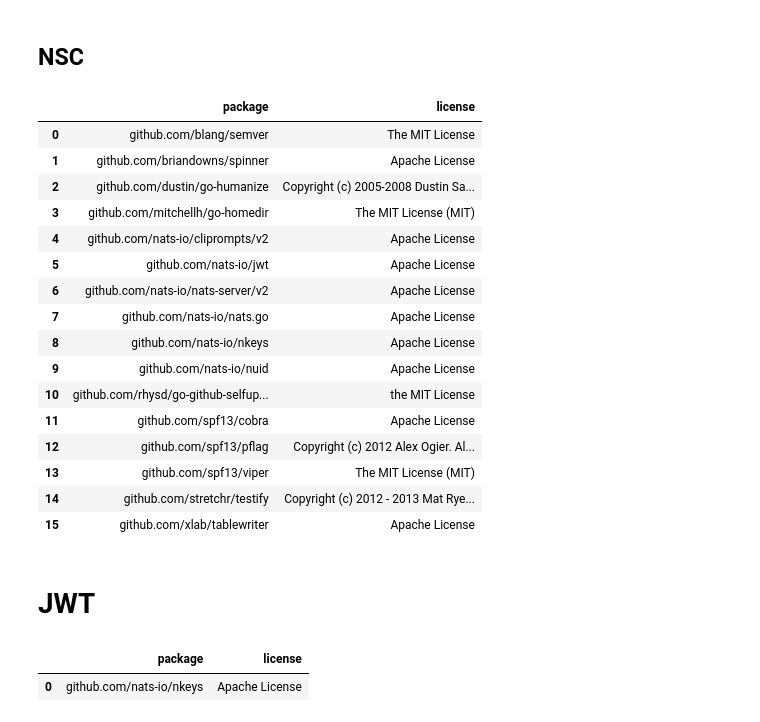
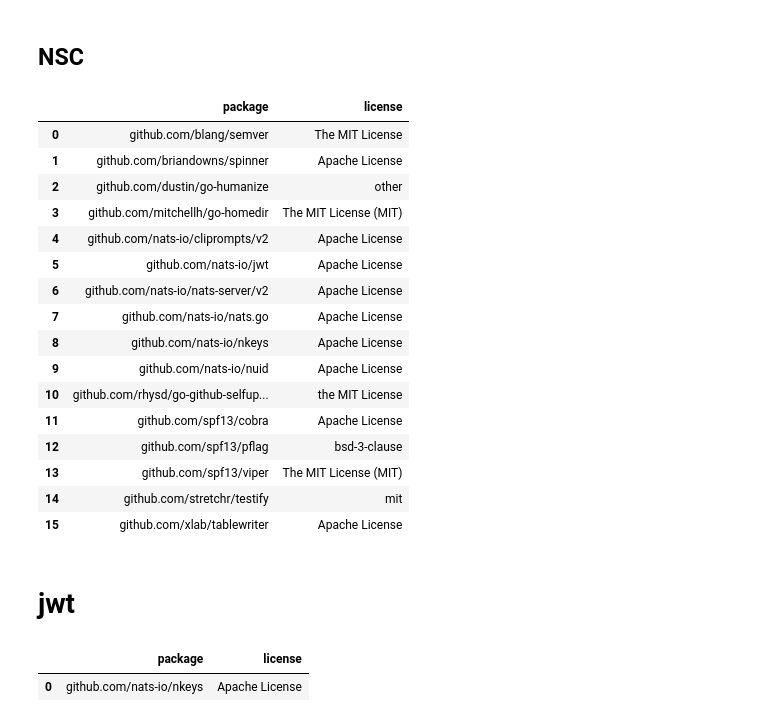
Before and after one commit to aricart/project-licenses, a Jupyter notebook: licenses.ipynb, the cells around one changed output. Saved outputs shown, nothing was run; the diff lists cells and outputs as text; code cells hidden in the pictures.

```diff
--- a/licenses.ipynb
+++ b/licenses.ipynb
@@ -99,12 +131,12 @@ def goLicenses(repo, owner='nats-io'):
 # %% [markdown]
 ## NSC
 # %%
-goLicenses('nsc')
+go_licenses("nsc")
 # %% [output]
 |  | package | license |
 | 0 | github.com/blang/semver | The MIT License |
 | 1 | github.com/briandowns/spinner | Apache License |
-| 2 | github.com/dustin/go-humanize | Copyright (c) 2005-2008 Dustin Sa... |
+| 2 | github.com/dustin/go-humanize | other |
 | 3 | github.com/mitchellh/go-homedir | The MIT License (MIT) |
 | 4 | github.com/nats-io/cliprompts/v2 | Apache License |
 | 5 | github.com/nats-io/jwt | Apache License |
@@ -114,10 +146,10 @@ goLicenses('nsc')
 | 9 | github.com/nats-io/nuid | Apache License |
 | 10 | github.com/rhysd/go-github-selfup... | the MIT License |
 | 11 | github.com/spf13/cobra | Apache License |
-| 12 | github.com/spf13/pflag | Copyright (c) 2012 Alex Ogier. Al... |
+| 12 | github.com/spf13/pflag | bsd-3-clause |
 | 13 | github.com/spf13/viper | The MIT License (MIT) |
-| 14 | github.com/stretchr/testify | Copyright (c) 2012 - 2013 Mat Rye... |
+| 14 | github.com/stretchr/testify | mit |
 | 15 | github.com/xlab/tablewriter | Apache License |
 # %% [markdown]
-# JWT
+# jwt
 # %%
```
Also changed, not shown: parts of 16 cells of this notebook.
